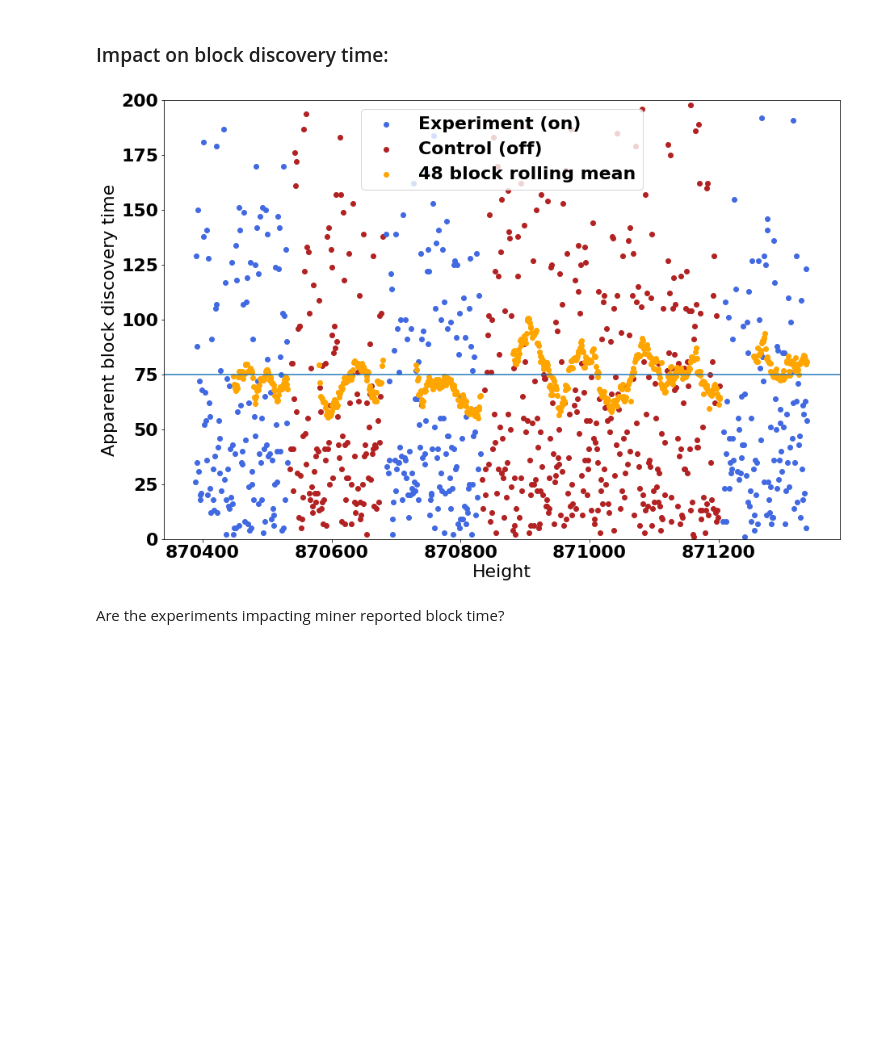
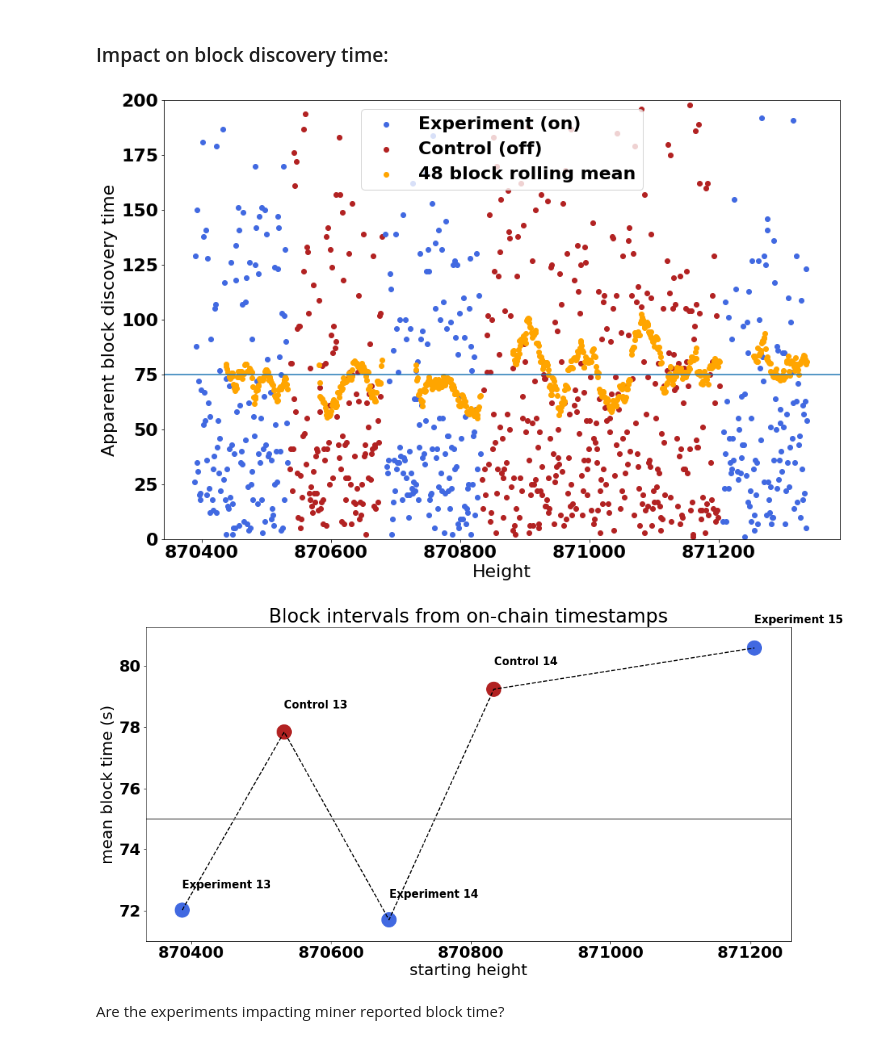
Before and after one commit to Mitchellpkt/observatory_data_analysis, a Jupyter notebook: global_data/process_observatory_data_commented.ipynb, the cells around one changed output. Cells and saved outputs as stored; diff of their text form; code cells hidden in the pictures; blank space fills up the shorter version.

Commit message:
Made plots for demos

```diff
--- a/global_data/process_observatory_data_commented.ipynb
+++ b/global_data/process_observatory_data_commented.ipynb
@@ -665,6 +665,14 @@ for p in range(len(prcts)):
 ### Impact on block discovery time:
 # %%
 fig = plt.figure(figsize=(15,10), facecolor='white')
+
+
+
+height_list = list()
+state_list = list()
+comment_list = list()
+median_interval_list = list()
+mean_interval_list = list()
 
 for index, row in lab_book.iterrows():
     start_height = row['start_height']
@@ -673,56 +681,97 @@ for index, row in lab_book.iterrows():
     comment = row['comment']
 
     to_plot = 0
-
     chop_low = summary_df[summary_df['Height'] > int(start_height)]
     chop_high = chop_low[chop_low['Height'] < int(stop_height)]
     chop_high = chop_high.sort_values(by='Height')
+    chop_high = chop_high[chop_high['Block_Time_MRT']>0]
+
+    mean_val = np.mean(chop_high['Block_Time_MRT'])
+    median_val = np.median(chop_high['Block_Time_MRT'])
 
     if qverbose > 1:
         print('*****')
         print(comment + ': ' + str(start_height) + ' - ' + str(stop_height) + ' ('+ str(int(stop_height) - int(start_height)) + ' blocks)')
         #print('Median: ' + str(np.median(chop_high[this_colname])))
-        print('on-chain block interval mean: ' + str(np.mean(chop_high['Block_Time_MRT'])))
+        print('on-chain block interval mean: ' + str(mean_val))
         print('on-chain difficulty: ' + str(np.mean(chop_high['Difficulty'])))
 
     if state == 'on':
         this_color = on_color
+        state_list.append(on_color)
         to_plot = 1
     if state == 'off':
         this_color = off_color
+        state_list.append(off_color)
         to_plot = 1
+
+    # for bar plot
+    height_list.append(int(start_height))
+    comment_list.append(comment)
+    median_interval_list.append(median_val)
+    mean_interval_list.append(mean_val)
 
     if to_plot:
         if len(chop_low) > 0:
             # Plot data
             if state == 'on':
                 on_trace = plt.scatter(x=chop_high['Height'], y=chop_high['Block_Time_MRT'], c=this_color)
             if state == 'off':
                 off_trace = plt.scatter(x=chop_high['Height'], y=chop_high['Block_Time_MRT'], c=this_color)
 
 
             # Calc rollings
             rolling_mean = chop_high['Block_Time_MRT'].rolling(window=median_window).mean()
             mean_trace = plt.scatter(chop_high.Height, rolling_mean, label='hour rolling window (mean)', color=mean_color)
             # rolling_median = chop_high[this_colname].rolling(window=median_window).median()
             #median_trace = plt.scatter(chop_high.Height, rolling_median, label='hour rolling window (median)', color=median_color)
 
 
 plt.xlabel('Height')
 plt.ylabel('Apparent block discovery time')
 plt.ylim((0,200))
 plt.axhline(y=75)
 #plt.axis('tight')
 #plt.xlim((870240,871203))
 #plt.title('Observed block '+ str(this_prct) + '% propagation time ('+str(len(node_names))+' observatories)');
 # plt.xlim((int(start_height), max(summary_df['Height']))) ### TEMP
 try:
     plt.legend((on_trace, off_trace, mean_trace, median_trace), ('Experiment (on)', 'Control (off)', str(median_window) + ' block rolling mean',str(median_window) + ' block rolling median'))
     plt.legend((on_trace, off_trace, mean_trace), ('Experiment (on)', 'Control (off)', str(median_window) + ' block rolling mean'))
 except:
     pass
+
+
+
+#######
+# Plot with medians/means
+fig = plt.figure(figsize=(16,8), facecolor='w')
+plt.xlabel('starting height')
+plt.ylabel('mean block time (s)')
+plt.title('Block intervals from on-chain timestamps');
+
+# MEDIAN
+# plt.plot(height_list, median_interval_list, '-k')
+# tr_median = plt.scatter(height_list, median_interval_list, c=state_list, s=400, marker='X')
+
+# MEAN
+plt.plot(height_list, mean_interval_list, '--k')
+tr_mean = plt.scatter(height_list, mean_interval_list, c=state_list, s=400)
+
+# plt.legend((tr_mean, tr_median), ('median','mean'))
+
+#plt.xticks(height_list, comment_list, rotation='vertical')
+
+for r in range(len(comment_list)):
+    plt.text(height_list[r], mean_interval_list[r]*1.01, comment_list[r], fontsize=15)
+
+plt.axhline(y=75, c='gray')
+
+#plt.xticks(y_pos, bars)
+plt.show()
 # %% [output]
-[figure, old version]
+[figure, new version]
+[figure, added]
 # %% [markdown]
 Are the experiments impacting miner reported block time?
 # %%
```
